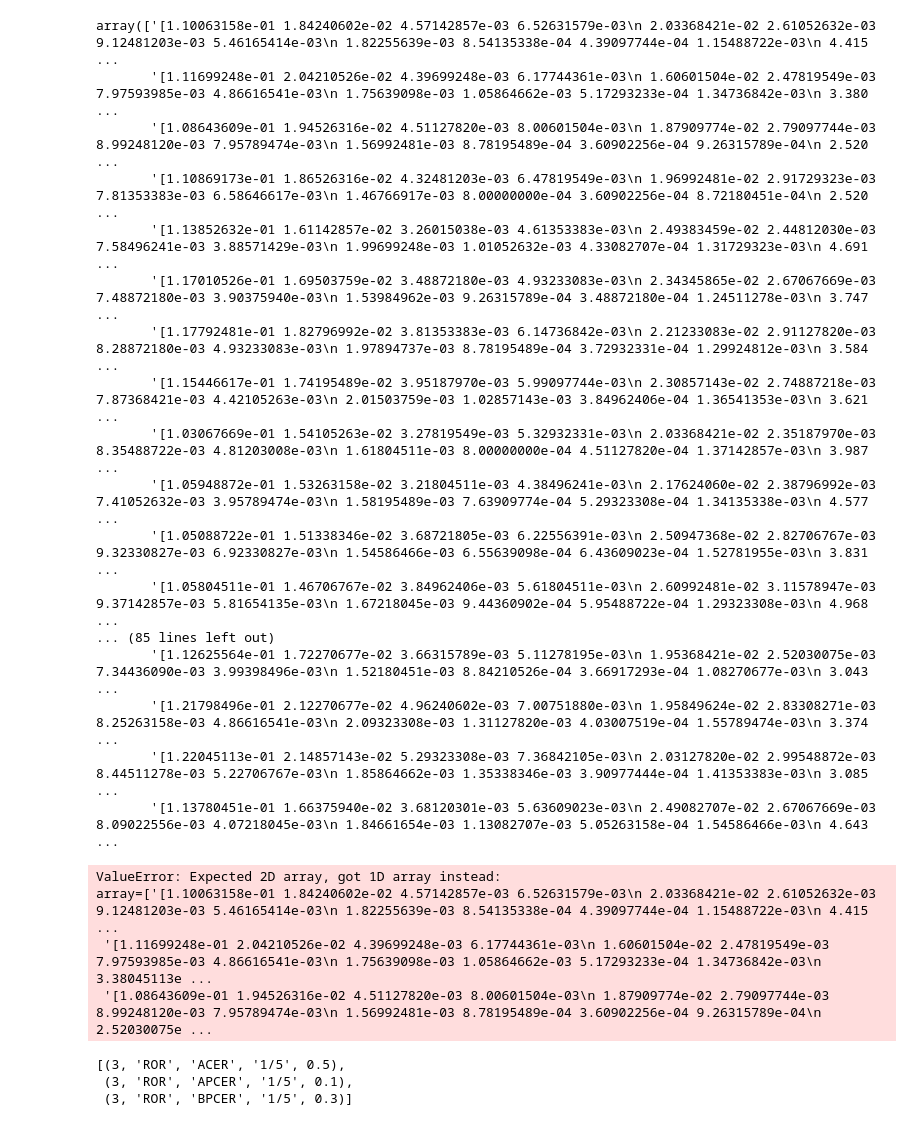
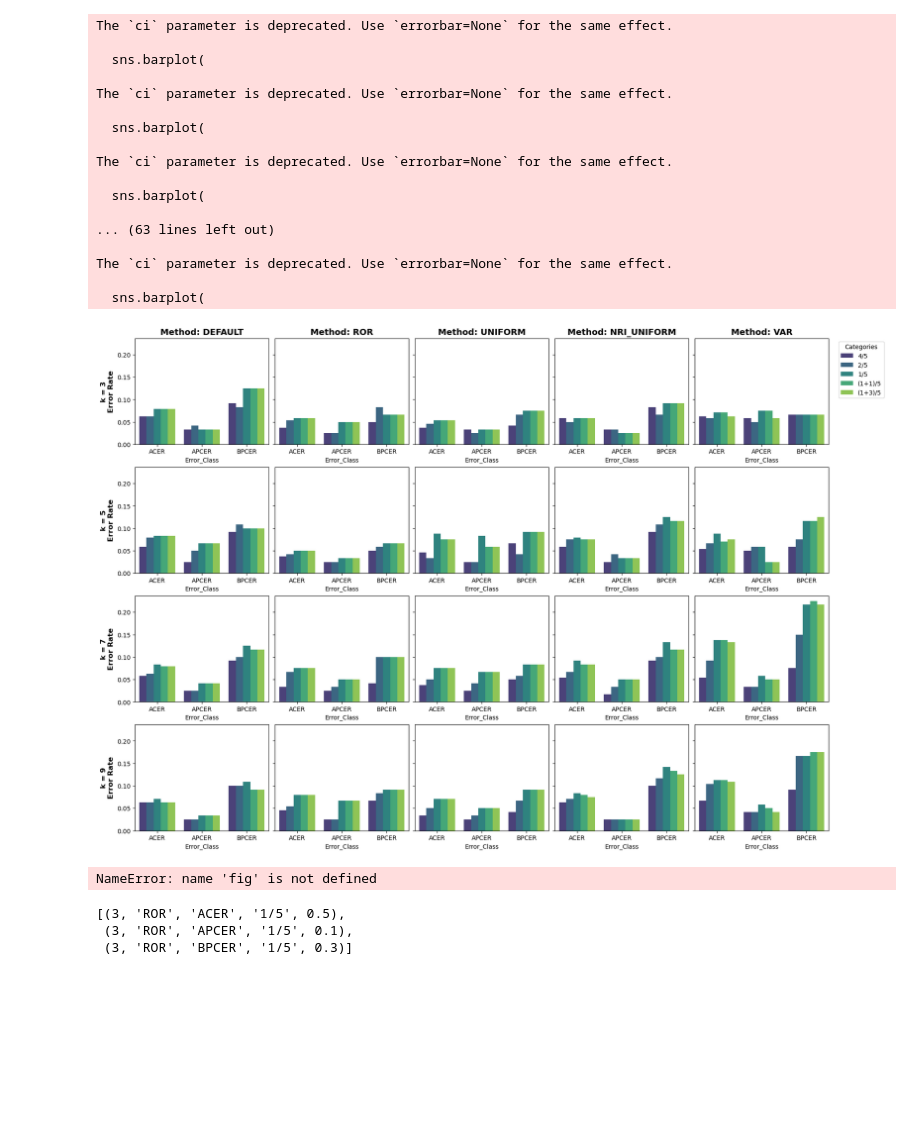
Before and after one commit to Andino20/PAD_LBP_PS-Bildverarbeitung-WS25, a Jupyter notebook: notebooks/Graphs.ipynb, the cells around one changed output. Saved outputs shown, nothing was run; the diff lists cells and outputs as text; code cells hidden in the pictures; blank space fills up the shorter version.

Commit message:
graphs

```diff
--- a/notebooks/Graphs.ipynb
+++ b/notebooks/Graphs.ipynb
@@ -81,23 +81,23 @@ def crossvalidation(df, k=5, method='xxxx', df_syn = pd.DataFrame()):
         # train = 1/5, val = 1/5
         X_train, y_train, X_val, y_val = get_fold_data(df, train_folds = train_folds_list[:1], val_folds=[i])
         knn = KNeighborsClassifier(n_neighbors=k)
-        knn.fit(X_val, y_val)
-        predictions = knn.predict(X_train)
+        knn.fit(X_train, y_train)
+        predictions = knn.predict(X_val)
         errors.extend(to_result_tuple(k, method, '1/5', *compute_error_rates(y_val, predictions)))
 
         if not df_syn.empty:
             # train = 1+1/5, val = 1/5
             X_train, y_train, X_val, y_val = get_fold_data(df, train_folds = train_folds_list[:2], val_folds=[i], df_syn = df_syn, amount_syn = 1)
             knn = KNeighborsClassifier(n_neighbors=k)
-            knn.fit(X_val, y_val)
-            predictions = knn.predict(X_train)
+            knn.fit(X_train, y_train)
+            predictions = knn.predict(X_val)
             errors.extend(to_result_tuple(k, method, '(1+1)/5', *compute_error_rates(y_val, predictions)))
 
             # train = 1+3/5, val = 1/5
             X_train, y_train, X_val, y_val = get_fold_data(df, train_folds = train_folds_list[:4], val_folds=[i], df_syn = df_syn, amount_syn = 3)
             knn = KNeighborsClassifier(n_neighbors=k)
-            knn.fit(X_val, y_val)
-            predictions = knn.predict(X_train)
+            knn.fit(X_train, y_train)
+            predictions = knn.predict(X_val)
             errors.extend(to_result_tuple(k, method, '(1+3)/5', *compute_error_rates(y_val, predictions)))
 
     return errors
@@ -113,27 +113,7 @@ lbp_settings = [
     { 'P': 8, 'R': 1, 'method': 'var', 'title': 'Contrast Variance' },
 ]
 # %%
-feature_dfs = [pd.read_csv(file) for file in [f'{dataset_title}_lbp-{s['method']}.csv' for s in lbp_settings]]
-feature_dfs_vae = [pd.read_csv(file) for file in [f'{dataset_title}-VAE_lbp-{s['method']}.csv' for s in lbp_settings]]
-feature_dfs_ae = [pd.read_csv(file) for file in [f'{dataset_title}-AE_lbp-{s['method']}.csv' for s in lbp_settings]]
+feature_dfs = [pd.read_pickle(file) for file in [f'{dataset_title}_lbp-{s['method']}.pkl' for s in lbp_settings]]
+feature_dfs_vae = [pd.read_pickle(file) for file in [f'{dataset_title}-VAE_lbp-{s['method']}.pkl' for s in lbp_settings]]
+feature_dfs_ae = [pd.read_pickle(file) for file in [f'{dataset_title}-AE_lbp-{s['method']}.pkl' for s in lbp_settings]]
-# %%
-feature_dfs[0]['features
-# %% [output]
-array(['[1.10063158e-01 1.84240602e-02 4.57142857e-03 6.52631579e-03\n 2.03368421e-02 2.61052632e-03 9.12481203e-03 5.46165414e-03\n 1.82255639e-03 8.54135338e-04 4.39097744e-04 1.15488722e-03\n 4.415 ...
-       '[1.11699248e-01 2.04210526e-02 4.39699248e-03 6.17744361e-03\n 1.60601504e-02 2.47819549e-03 7.97593985e-03 4.86616541e-03\n 1.75639098e-03 1.05864662e-03 5.17293233e-04 1.34736842e-03\n 3.380 ...
-       '[1.08643609e-01 1.94526316e-02 4.51127820e-03 8.00601504e-03\n 1.87909774e-02 2.79097744e-03 8.99248120e-03 7.95789474e-03\n 1.56992481e-03 8.78195489e-04 3.60902256e-04 9.26315789e-04\n 2.520 ...
-       '[1.10869173e-01 1.86526316e-02 4.32481203e-03 6.47819549e-03\n 1.96992481e-02 2.91729323e-03 7.81353383e-03 6.58646617e-03\n 1.46766917e-03 8.00000000e-04 3.60902256e-04 8.72180451e-04\n 2.520 ...
-       '[1.13852632e-01 1.61142857e-02 3.26015038e-03 4.61353383e-03\n 2.49383459e-02 2.44812030e-03 7.58496241e-03 3.88571429e-03\n 1.99699248e-03 1.01052632e-03 4.33082707e-04 1.31729323e-03\n 4.691 ...
-       '[1.17010526e-01 1.69503759e-02 3.48872180e-03 4.93233083e-03\n 2.34345865e-02 2.67067669e-03 7.48872180e-03 3.90375940e-03\n 1.53984962e-03 9.26315789e-04 3.48872180e-04 1.24511278e-03\n 3.747 ...
-       '[1.17792481e-01 1.82796992e-02 3.81353383e-03 6.14736842e-03\n 2.21233083e-02 2.91127820e-03 8.28872180e-03 4.93233083e-03\n 1.97894737e-03 8.78195489e-04 3.72932331e-04 1.29924812e-03\n 3.584 ...
-       '[1.15446617e-01 1.74195489e-02 3.95187970e-03 5.99097744e-03\n 2.30857143e-02 2.74887218e-03 7.87368421e-03 4.42105263e-03\n 2.01503759e-03 1.02857143e-03 3.84962406e-04 1.36541353e-03\n 3.621 ...
-       '[1.03067669e-01 1.54105263e-02 3.27819549e-03 5.32932331e-03\n 2.03368421e-02 2.35187970e-03 8.35488722e-03 4.81203008e-03\n 1.61804511e-03 8.00000000e-04 4.51127820e-04 1.37142857e-03\n 3.987 ...
-       '[1.05948872e-01 1.53263158e-02 3.21804511e-03 4.38496241e-03\n 2.17624060e-02 2.38796992e-03 7.41052632e-03 3.95789474e-03\n 1.58195489e-03 7.63909774e-04 5.29323308e-04 1.34135338e-03\n 4.577 ...
-       '[1.05088722e-01 1.51338346e-02 3.68721805e-03 6.22556391e-03\n 2.50947368e-02 2.82706767e-03 9.32330827e-03 6.92330827e-03\n 1.54586466e-03 6.55639098e-04 6.43609023e-04 1.52781955e-03\n 3.831 ...
-       '[1.05804511e-01 1.46706767e-02 3.84962406e-03 5.61804511e-03\n 2.60992481e-02 3.11578947e-03 9.37142857e-03 5.81654135e-03\n 1.67218045e-03 9.44360902e-04 5.95488722e-04 1.29323308e-03\n 4.968 ...
-... (85 lines left out)
-       '[1.12625564e-01 1.72270677e-02 3.66315789e-03 5.11278195e-03\n 1.95368421e-02 2.52030075e-03 7.34436090e-03 3.99398496e-03\n 1.52180451e-03 8.84210526e-04 3.66917293e-04 1.08270677e-03\n 3.043 ...
-       '[1.21798496e-01 2.12270677e-02 4.96240602e-03 7.00751880e-03\n 1.95849624e-02 2.83308271e-03 8.25263158e-03 4.86616541e-03\n 2.09323308e-03 1.31127820e-03 4.03007519e-04 1.55789474e-03\n 3.374 ...
-       '[1.22045113e-01 2.14857143e-02 5.29323308e-03 7.36842105e-03\n 2.03127820e-02 2.99548872e-03 8.44511278e-03 5.22706767e-03\n 1.85864662e-03 1.35338346e-03 3.90977444e-04 1.41353383e-03\n 3.085 ...
-       '[1.13780451e-01 1.66375940e-02 3.68120301e-03 5.63609023e-03\n 2.49082707e-02 2.67067669e-03 8.09022556e-03 4.07218045e-03\n 1.84661654e-03 1.13082707e-03 5.05263158e-04 1.54586466e-03\n 4.643 ...
 # %%
@@ -147,10 +175,35 @@ def plot(dfs_auth, dfs_syn):
 # %%
-plot(feature_dfs, feature_dfs_vae)
+fig = plot(feature_dfs, feature_dfs_vae)
 # %% [output]
-ValueError: Expected 2D array, got 1D array instead:
-array=['[1.10063158e-01 1.84240602e-02 4.57142857e-03 6.52631579e-03\n 2.03368421e-02 2.61052632e-03 9.12481203e-03 5.46165414e-03\n 1.82255639e-03 8.54135338e-04 4.39097744e-04 1.15488722e-03\n 4.415 ...
- '[1.11699248e-01 2.04210526e-02 4.39699248e-03 6.17744361e-03\n 1.60601504e-02 2.47819549e-03 7.97593985e-03 4.86616541e-03\n 1.75639098e-03 1.05864662e-03 5.17293233e-04 1.34736842e-03\n 3.38045113e ...
- '[1.08643609e-01 1.94526316e-02 4.51127820e-03 8.00601504e-03\n 1.87909774e-02 2.79097744e-03 8.99248120e-03 7.95789474e-03\n 1.56992481e-03 8.78195489e-04 3.60902256e-04 9.26315789e-04\n 2.52030075e ...
+The `ci` parameter is deprecated. Use `errorbar=None` for the same effect.
+
+  sns.barplot(
+
+The `ci` parameter is deprecated. Use `errorbar=None` for the same effect.
+
+  sns.barplot(
+
+The `ci` parameter is deprecated. Use `errorbar=None` for the same effect.
+
+  sns.barplot(
+
+... (63 lines left out)
+
+The `ci` parameter is deprecated. Use `errorbar=None` for the same effect.
+
+  sns.barplot(
+[figure, added]
+# %%
+from datetime import datetime
+
+# Get current time
+now = datetime.now()
+
+# Format: results_DD-MM-YYYY_HH-MM-SS
+filename = now.strftime("results_%d-%m-%Y_%H-%M-%S.pdf")
+fig.savefig(filename, format="pdf")
+# %% [output]
+NameError: name 'fig' is not defined
 # %%
 fig, axes = plt.subplots(nrows=len(ks), ncols=len(feature_dfs), figsize=(12, 12), sharey=True)
 fig.suptitle('Error Rates Across Different Number of Neighbours and LBPs (IDIAP)', fontsize=14)
```
Also changed, not shown: parts of 1 cell of this notebook, 1 other file.
